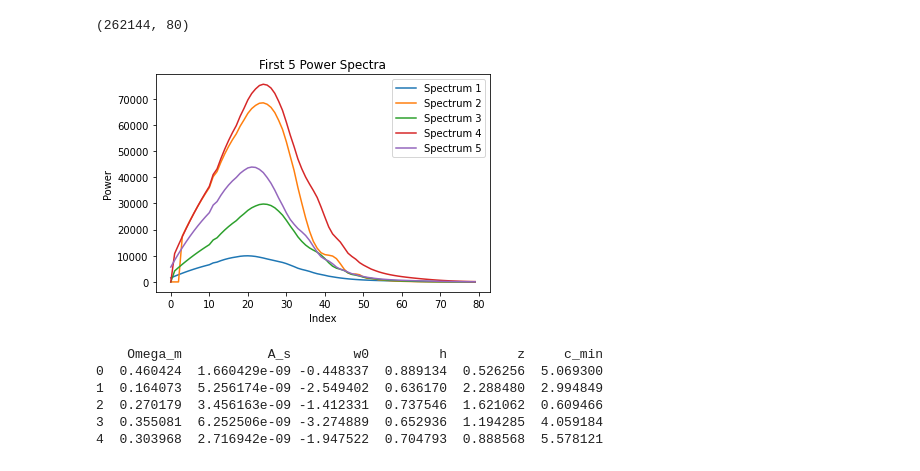
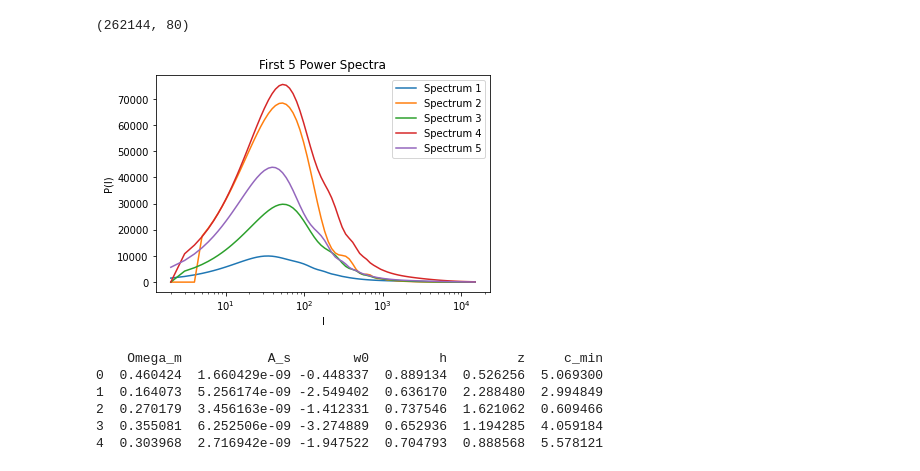
Before and after one commit to Mohinta2892/GalaxyEmulator, a Jupyter notebook: power_spectrum_emulator.ipynb, the cells around one changed output. Cells and saved outputs as stored; diff of their text form; code cells hidden in the pictures.

```diff
--- a/power_spectrum_emulator.ipynb
+++ b/power_spectrum_emulator.ipynb
@@ -27,23 +27,26 @@ P_l_data = np.load('../data/P_nl_grids_l80_shear_x_shear_COSMOGRIDV1_fiducial_no
 P_l_data.shape
 # %% [output]
 (262144, 80)
+# %%
+l_array = np.unique(np.logspace(np.log10(2), np.log10(15000), 88).astype(int))
 # %%
 import matplotlib.pyplot as plt
 
 # Plot the first 5 power spectra
 for i in range(5):
-    plt.plot(P_l_data[i], label=f'Spectrum {i+1}')
+    plt.plot(l_array, P_l_data[i], label=f'Spectrum {i+1}')
 
-plt.xlabel('Index')
-plt.ylabel('Power')
+plt.xlabel('l')
+plt.ylabel('P(l)')
 plt.title('First 5 Power Spectra')
+plt.xscale('log')
 plt.legend()
 plt.show()
 
 # Display the corresponding cosmological parameters
 print(parameters.head(5))
 # %% [output]
-[figure, old version]
+[figure, new version]
     Omega_m           A_s        w0         h         z     c_min
 0  0.460424  1.660429e-09 -0.448337  0.889134  0.526256  5.069300
 1  0.164073  5.256174e-09 -2.549402  0.636170  2.288480  2.994849
```
